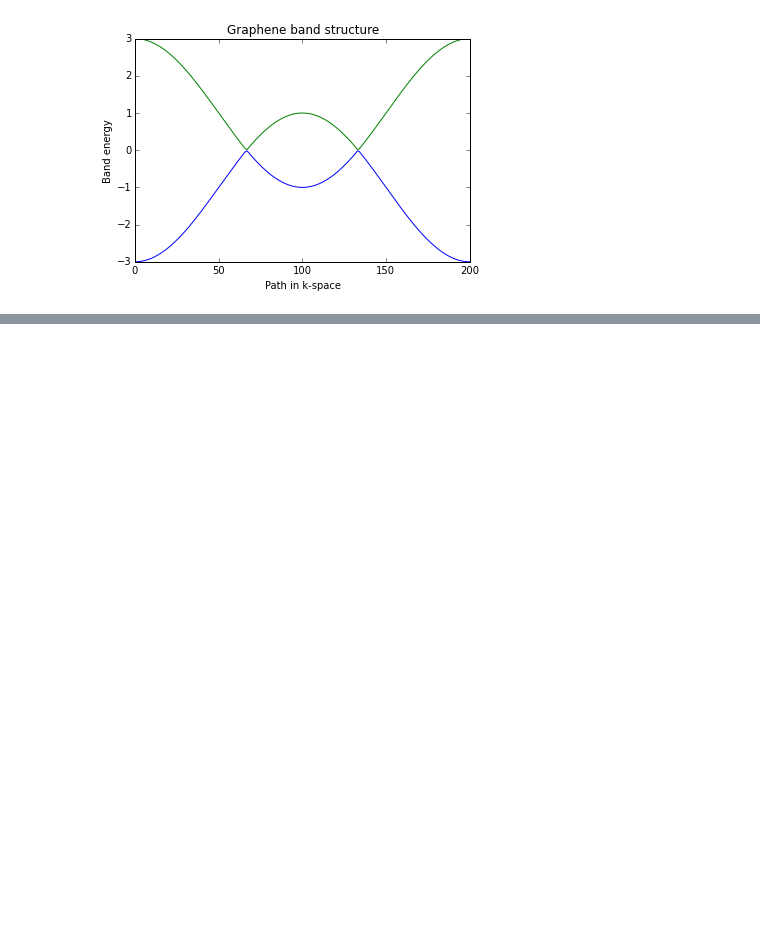
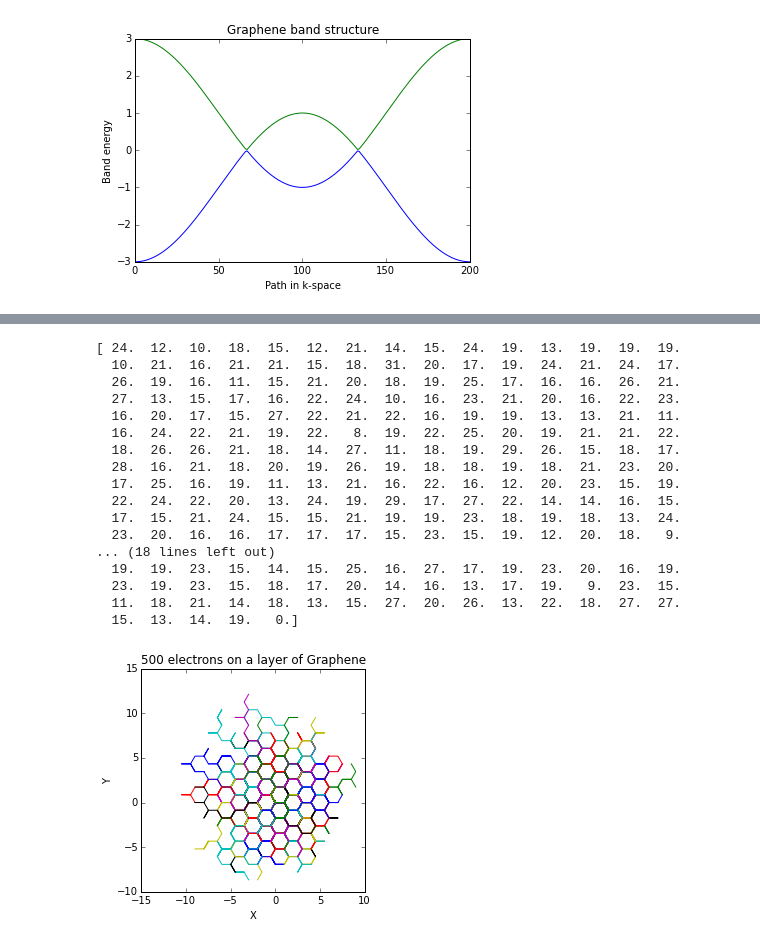
Before and after one commit to dsdhfkjs/SolidStatePhysicsProject, a Jupyter notebook: Untitled.ipynb, the cells around one changed output, grey strips where cells are left out. Saved outputs shown, nothing was run; the diff lists cells and outputs as text; code cells hidden in the pictures; blank space fills up the shorter version.

```diff
--- a/Untitled.ipynb
+++ b/Untitled.ipynb
@@ -1126,0 +1427,27 @@ WARNING: pylab import has clobbered these variables: ['copy']
+# %%
+for i in xrange(N):
+    plt.plot(electrons[:,i,0],electrons[:,i,1])
+    plt.title('%d electrons on a layer of Graphene' % N)
+    plt.xlabel('X')
+    plt.ylabel('Y')
+    plt.gca().set_aspect('equal')
+print(electrons[199,:,2])
+# %% [output]
+[ 24.  12.  10.  18.  15.  12.  21.  14.  15.  24.  19.  13.  19.  19.  19.
+  10.  21.  16.  21.  21.  15.  18.  31.  20.  17.  19.  24.  21.  24.  17.
+  26.  19.  16.  11.  15.  21.  20.  18.  19.  25.  17.  16.  16.  26.  21.
+  27.  13.  15.  17.  16.  22.  24.  10.  16.  23.  21.  20.  16.  22.  23.
+  16.  20.  17.  15.  27.  22.  21.  22.  16.  19.  19.  13.  13.  21.  11.
+  16.  24.  22.  21.  19.  22.   8.  19.  22.  25.  20.  19.  21.  21.  22.
+  18.  26.  26.  21.  18.  14.  27.  11.  18.  19.  29.  26.  15.  18.  17.
+  28.  16.  21.  18.  20.  19.  26.  19.  18.  18.  19.  18.  21.  23.  20.
+  17.  25.  16.  19.  11.  13.  21.  16.  22.  16.  12.  20.  23.  15.  19.
+  22.  24.  22.  20.  13.  24.  19.  29.  17.  27.  22.  14.  14.  16.  15.
+  17.  15.  21.  24.  15.  15.  21.  19.  19.  23.  18.  19.  18.  13.  24.
+  23.  20.  16.  16.  17.  17.  17.  15.  23.  15.  19.  12.  20.  18.   9.
+... (18 lines left out)
+  19.  19.  23.  15.  14.  15.  25.  16.  27.  17.  19.  23.  20.  16.  19.
+  23.  19.  23.  15.  18.  17.  20.  14.  16.  13.  17.  19.   9.  23.  15.
+  11.  18.  21.  14.  18.  13.  15.  27.  20.  26.  13.  22.  18.  27.  27.
+  15.  13.  14.  19.   0.]
+[figure, added]
```
Also changed, not shown: parts of 20 cells of this notebook.
